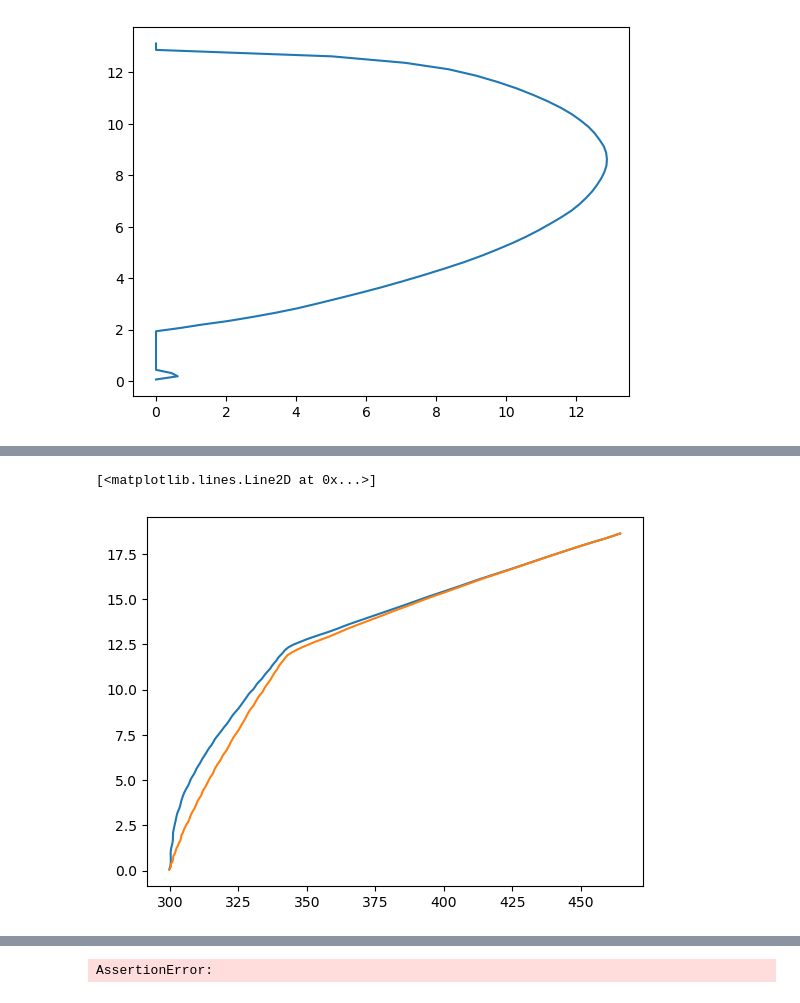
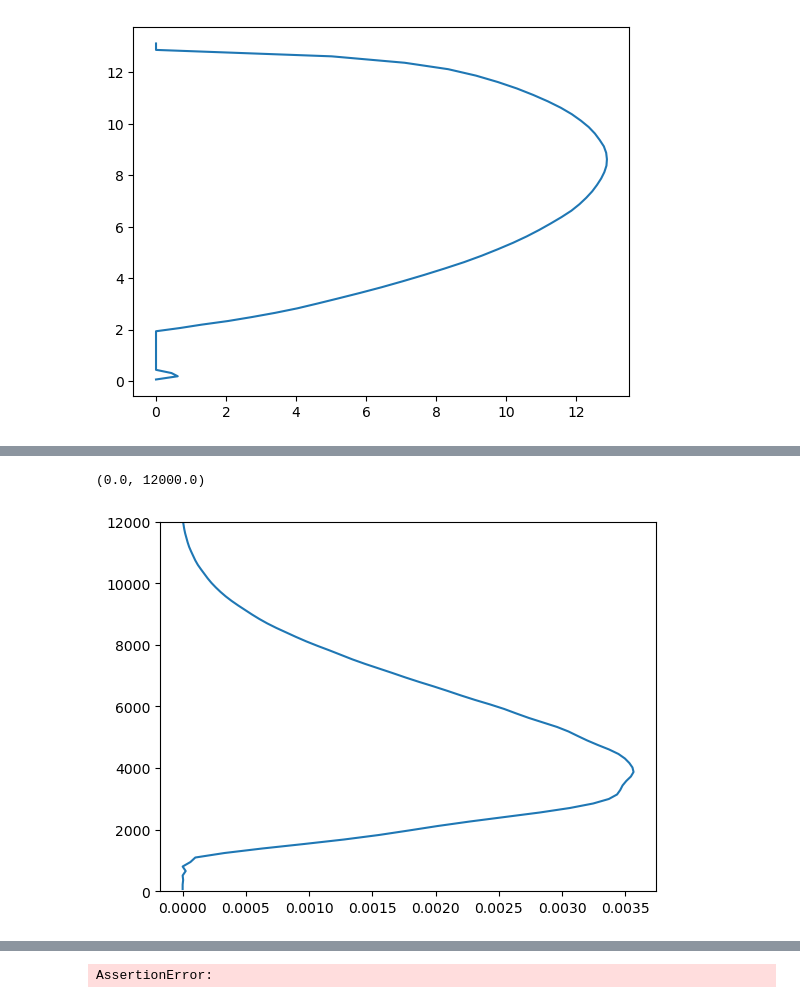
Before and after one commit to mgrecu35/pyCM1v2, a Jupyter notebook: run/kinematic1D.ipynb, the cells around one changed output, grey strips where cells are left out. Cells and saved outputs as stored; diff of their text form; code cells hidden in the pictures.

```diff
--- a/run/kinematic1D.ipynb
+++ b/run/kinematic1D.ipynb
@@ -107,9 +97,9 @@ mag=np.sin(np.linspace(0,np.pi,200))
 z_old=dz/2+np.arange(0,nz)*dz
 import scipy.interpolate as interp
 qc1d=np.zeros((nz),float)
+p0=1e5
 for it in range(100):
-    #theta1d=kid.laxwendroff(theta1d,w1d*mag[i],dz,dt)
-    z_new=z_old+w1d*mag[i]*dt
+    z_new=z_old+w1d*mag[it]*dt
     csplin=interp.CubicSpline(z_new,theta1d)
     theta1d=csplin(z_old)
     csplin=interp.CubicSpline(z_new,qv1d)
@@ -117,18 +107,22 @@ for it in range(100):
     csplin=interp.CubicSpline(z_new,qc1d)
     qc1d=csplin(z_old)
     for i in range(1,nz-1):
-        t0=theta1d*(prs1d[i]/p0)**(Rd/Cpd)
+        t0=theta1d[i]*(prs1d[i]/p0)**(Rd/Cpd)
         q_stari=q_star(t0,prs1d[i])
         if(qv1d[i]>q_stari):
-            dtemp=Lv0/Cpd*(qv1d-q_stari)/(1+Lv0/Cpd*dqstar_dT(prs1d,t0))
+            dtemp=Lv0/Cpd*(qv1d[i]-q_stari)/(1+Lv0/Cpd*dqstar_dT(prs1d[i],t0))
             t0=t0+dtemp
             q_stari=q_star(t0,prs1d[i])
             qc1d[i]=qc1d[i]+(qv1d[i]-q_stari)
             qv1d[i]=q_stari
             theta1d[i]=t0*(p0/prs1d[i])**(Rd/Cpd)
+    qc1d[qc1d<0]=0
-# %% [output]
-[<matplotlib.lines.Line2D at 0x...>]
-[figure, removed]
+# %%
+plt.plot(qc1d,z_old)
+plt.ylim(0,12000)
+# %% [output]
+(0.0, 12000.0)
+[figure, added]
 # %%
 plt.subplot(121)
 plt.plot(theta1d,z1d)
```
Also changed, not shown: parts of 3 cells of this notebook.
